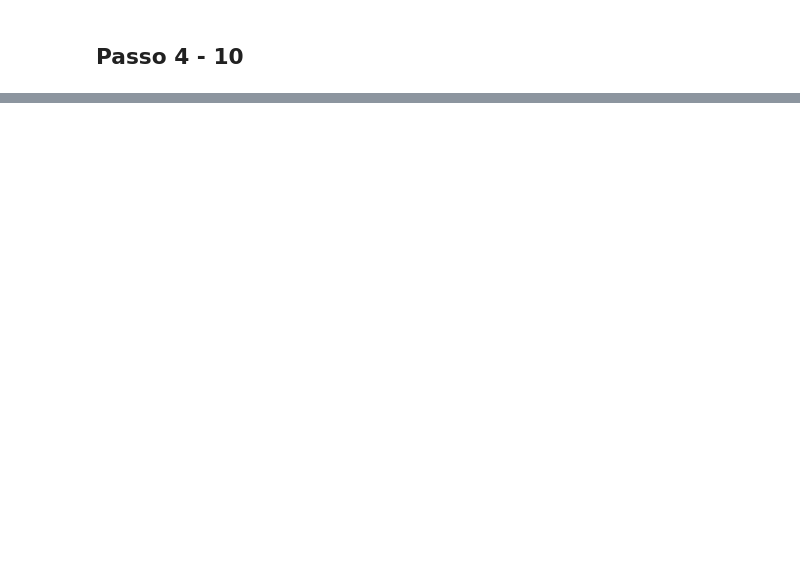
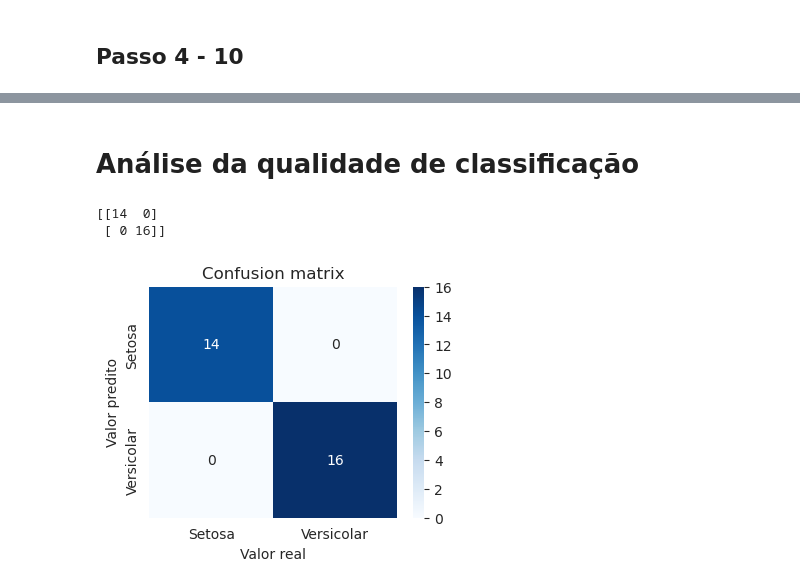
Before and after one commit to eulergomees/neural_networks, a Jupyter notebook: perceptron_iris.ipynb, the cells around one changed output, grey strips where cells are left out. Saved outputs shown, nothing was run; the diff lists cells and outputs as text; code cells hidden in the pictures; blank space fills up the shorter version.

```diff
--- a/perceptron_iris.ipynb
+++ b/perceptron_iris.ipynb
@@ -187,0 +232,22 @@ KeyboardInterrupt:
+# %% [markdown]
+# Análise da qualidade de classificação
+# %%
+#converter -1 em 0 para melhor visualizar a matriz de confusao
+yhat_display = np.where(yhat == -1, 0, yhat)
+y_display = np.where(y == -1, 0, y)
+
+#gera matriz de confusao
+cm = confusion_matrix(y_display,yhat_display)
+print(cm)
+
+#plotar matriz de confusao
+plt.figure(figsize = (4,3))
+sns.heatmap(cm, annot=True, fmt='d', cmap='Blues', xticklabels=['Setosa', 'Versicolar'], yticklabels=['Setosa', 'Versicolar'],)
+plt.title('Confusion matrix')
+plt.xlabel('Valor real')
+plt.ylabel('Valor predito')
+plt.show()
+# %% [output]
+[[14  0]
+ [ 0 16]]
+[figure, added]
```
Also changed, not shown: parts of 13 cells of this notebook.
